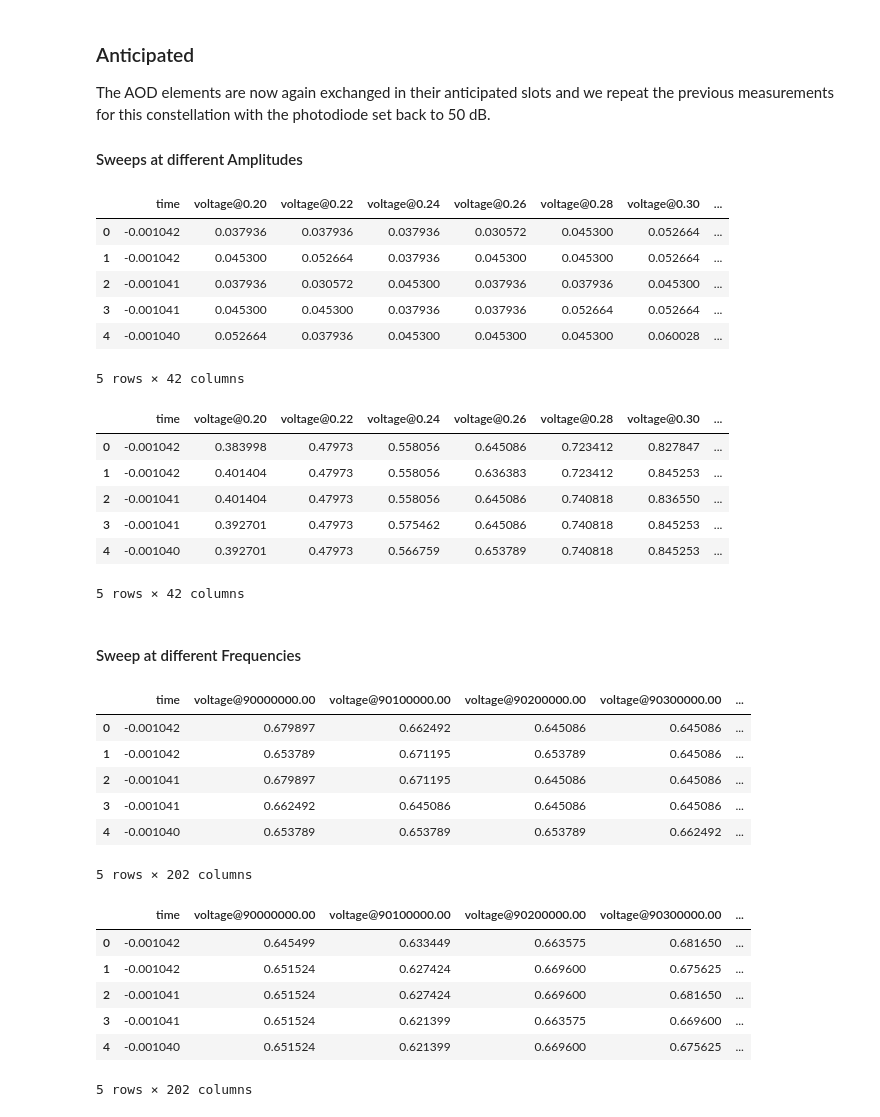
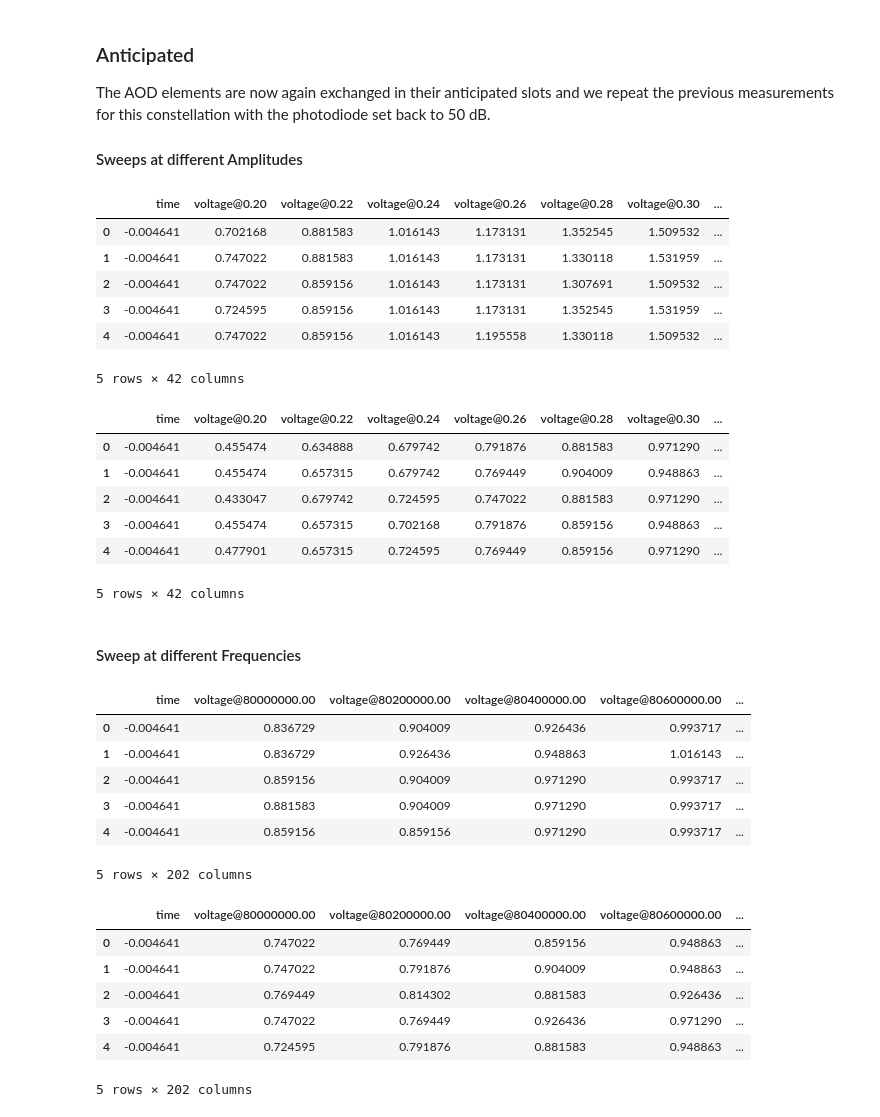
Before and after one commit to bodokaiser/bachelor-thesis, a Jupyter notebook: notebook/measurement/intensity-distribution.ipynb, the cells around one changed output. Cells and saved outputs as stored; diff of their text form; code cells hidden in the pictures.

```diff
--- a/notebook/measurement/intensity-distribution.ipynb
+++ b/notebook/measurement/intensity-distribution.ipynb
@@ -25,6 +24,10 @@ scope.holla()
 # %% [markdown]
 We will do multiple runs at different amplitudes. The following function will merge these runs into a single data frame with one time scale but different voltages for the different amplitude levels.
 # %%
+datadir = '../../dataset/intensity'
+
+os.makedirs(datadir, exist_ok=True)
+
 def data_to_hdf(filename, fieldname, data):
     df = pd.DataFrame({'time': data[0][1]['time'], **{f'voltage@{d[0]:.2f}': d[1]['voltage'] for d in data}})
     df.to_hdf(filename, fieldname, complevel=9)
@@ -46,9 +49,9 @@ In the first run we will remove the vertical AOD element. The horizontal AOD ele
 data = []
 
 for A in np.arange(0.2, 1.02, .02):
-    control.aod_h(frequency=[90e6, 110e6], duration=26.84e-3, amplitude=A*np.ones(1024), nodwells=[False, True])
+    control.aod_h(frequency=[90e6, 110e6], duration=26.84e-3, amplitude=A, nodwells=[False, True])
 
     data.append((A, scope.capture()))
 
-data_to_hdf('../dataset/intensity/unpaired-amplitude.h5', 'horizontal_element_horizontal_socket', data).head(5)
+data_to_hdf(os.path.join(datadir, 'unpaired-amplitude.h5'), 'horizontal_element_horizontal_socket', data).head(5)
 # %% [output]
@@ -198,10 +184,10 @@ data = []
 control.aod_h(frequency=100e6)
 
 for A in np.arange(0.2, 1.02, .02):
-    control.aod_v(frequency=[90e6, 110e6], duration=26.84e-3, amplitude=A*np.ones(1024), nodwells=[False, True])
+    control.aod_v(frequency=[80e6, 120e6], duration=260e-3, amplitude=A, nodwells=[False, True])
 
     data.append((A, scope.capture()))
 
-data_to_hdf('../dataset/intensity/paired-exchanged-amplitude.h5', 'vsweep', data).head(5)
+data_to_hdf(os.path.join(datadir, 'exchanged-amplitude.h5'), 'vsweep', data).head(5)
 # %% [output]
 |  | time | voltage@0.20 | voltage@0.22 | voltage@0.24 | voltage@0.26 | voltage@0.28 | voltage@0.30 | ... |
@@ -219,10 +205,10 @@ data = []
 control.aod_v(frequency=100e6)
 
 for A in np.arange(0.2, 1.02, .02):
-    control.aod_h(frequency=[90e6, 110e6], duration=26.84e-3, amplitude=A*np.ones(1024), nodwells=[False, True])
+    control.aod_h(frequency=[80e6, 120e6], duration=260e-3, amplitude=A, nodwells=[False, True])
 
     data.append((A, scope.capture()))
 
-data_to_hdf('../dataset/intensity/paired-exchanged-amplitude.h5', 'hsweep', data).head(5)
+data_to_hdf(os.path.join(datadir, 'exchanged-amplitude.h5'), 'hsweep', data).head(5)
 # %% [output]
 |  | time | voltage@0.20 | voltage@0.22 | voltage@0.24 | voltage@0.26 | voltage@0.28 | voltage@0.30 | ... |
@@ -241,21 +227,21 @@ The AOD elements are now again exchanged in their anticipated slots and we repea
 # %%
 data = []
 
 control.aod_h(frequency=100e6)
 
 for A in np.arange(0.2, 1.02, .02):
-    control.aod_v(frequency=[90e6, 110e6], duration=26.84e-3, amplitude=A*np.ones(1024), nodwells=[False, True])
+    control.aod_v(frequency=[80e6, 120e6], duration=260e-3, amplitude=A, nodwells=[False, True])
 
     data.append((A, scope.capture()))
 
-data_to_hdf('../dataset/intensity/paired-anticipated-amplitude.h5', 'vsweep', data).head(5)
+data_to_hdf(os.path.join(datadir, 'anticipated-amplitude.h5'), 'vsweep', data).head(5)
 # %% [output]
 |  | time | voltage@0.20 | voltage@0.22 | voltage@0.24 | voltage@0.26 | voltage@0.28 | voltage@0.30 | ... |
-| 0 | -0.001042 | 0.037936 | 0.037936 | 0.037936 | 0.030572 | 0.045300 | 0.052664 | ... |
-| 1 | -0.001042 | 0.045300 | 0.052664 | 0.037936 | 0.045300 | 0.045300 | 0.052664 | ... |
-| 2 | -0.001041 | 0.037936 | 0.030572 | 0.045300 | 0.037936 | 0.037936 | 0.045300 | ... |
-| 3 | -0.001041 | 0.045300 | 0.045300 | 0.037936 | 0.037936 | 0.052664 | 0.052664 | ... |
-| 4 | -0.001040 | 0.052664 | 0.037936 | 0.045300 | 0.045300 | 0.045300 | 0.060028 | ... |
+| 0 | -0.004641 | 0.702168 | 0.881583 | 1.016143 | 1.173131 | 1.352545 | 1.509532 | ... |
+| 1 | -0.004641 | 0.747022 | 0.881583 | 1.016143 | 1.173131 | 1.330118 | 1.531959 | ... |
+| 2 | -0.004641 | 0.747022 | 0.859156 | 1.016143 | 1.173131 | 1.307691 | 1.509532 | ... |
+| 3 | -0.004641 | 0.724595 | 0.859156 | 1.016143 | 1.173131 | 1.352545 | 1.531959 | ... |
+| 4 | -0.004641 | 0.747022 | 0.859156 | 1.016143 | 1.195558 | 1.330118 | 1.509532 | ... |
 5 rows × 42 columns
 # %%
 data = []
@@ -263,56 +249,56 @@ data = []
 control.aod_v(frequency=100e6)
 
 for A in np.arange(0.2, 1.02, .02):
-    control.aod_h(frequency=[90e6, 110e6], duration=26.84e-3, amplitude=A*np.ones(1024), nodwells=[False, True])
+    control.aod_h(frequency=[80e6, 120e6], duration=260e-3, amplitude=A, nodwells=[False, True])
 
     data.append((A, scope.capture()))
 
-data_to_hdf('../dataset/intensity/paired-anticipated-amplitude.h5', 'hsweep', data).head(5)
+data_to_hdf(os.path.join(datadir, 'anticipated-amplitude.h5'), 'hsweep', data).head(5)
 # %% [output]
 |  | time | voltage@0.20 | voltage@0.22 | voltage@0.24 | voltage@0.26 | voltage@0.28 | voltage@0.30 | ... |
-| 0 | -0.001042 | 0.383998 | 0.47973 | 0.558056 | 0.645086 | 0.723412 | 0.827847 | ... |
-| 1 | -0.001042 | 0.401404 | 0.47973 | 0.558056 | 0.636383 | 0.723412 | 0.845253 | ... |
-| 2 | -0.001041 | 0.401404 | 0.47973 | 0.558056 | 0.645086 | 0.740818 | 0.836550 | ... |
-| 3 | -0.001041 | 0.392701 | 0.47973 | 0.575462 | 0.645086 | 0.740818 | 0.845253 | ... |
-| 4 | -0.001040 | 0.392701 | 0.47973 | 0.566759 | 0.653789 | 0.740818 | 0.845253 | ... |
+| 0 | -0.004641 | 0.455474 | 0.634888 | 0.679742 | 0.791876 | 0.881583 | 0.971290 | ... |
+| 1 | -0.004641 | 0.455474 | 0.657315 | 0.679742 | 0.769449 | 0.904009 | 0.948863 | ... |
+| 2 | -0.004641 | 0.433047 | 0.679742 | 0.724595 | 0.747022 | 0.881583 | 0.971290 | ... |
+| 3 | -0.004641 | 0.455474 | 0.657315 | 0.702168 | 0.791876 | 0.859156 | 0.948863 | ... |
+| 4 | -0.004641 | 0.477901 | 0.657315 | 0.724595 | 0.769449 | 0.859156 | 0.971290 | ... |
 5 rows × 42 columns
 # %% [markdown]
 #### Sweep at different Frequencies
 # %%
 data = []
 
-control.aod_v(frequency=[90e6, 110e6], duration=26.84e-3, amplitude=np.ones(1024), nodwells=[False, True])
+control.aod_v(frequency=[80e6, 120e6], duration=260e-3, amplitude=1, nodwells=[False, True])
 
-for f_h in np.arange(90e6, 110e6+1e5, 1e5):
+for f_h in np.arange(80e6, 120e6+2e5, 2e5):
     control.aod_h(frequency=f_h)
 
     data.append((f_h, scope.capture()))
 
-data_to_hdf('../dataset/intensity/paired-anticipated-frequency.h5', 'hsweep', data).head(5)
+data_to_hdf(os.path.join(datadir, 'anticipated-frequency.h5'), 'hsweep', data).head(5)
 # %% [output]
-|  | time | voltage@90000000.00 | voltage@90100000.00 | voltage@90200000.00 | voltage@90300000.00 | ... |
-| 0 | -0.001042 | 0.679897 | 0.662492 | 0.645086 | 0.645086 | ... |
-| 1 | -0.001042 | 0.653789 | 0.671195 | 0.653789 | 0.645086 | ... |
-| 2 | -0.001041 | 0.679897 | 0.671195 | 0.645086 | 0.645086 | ... |
-| 3 | -0.001041 | 0.662492 | 0.645086 | 0.645086 | 0.645086 | ... |
-| 4 | -0.001040 | 0.653789 | 0.653789 | 0.653789 | 0.662492 | ... |
+|  | time | voltage@80000000.00 | voltage@80200000.00 | voltage@80400000.00 | voltage@80600000.00 | ... |
+| 0 | -0.004641 | 0.836729 | 0.904009 | 0.926436 | 0.993717 | ... |
+| 1 | -0.004641 | 0.836729 | 0.926436 | 0.948863 | 1.016143 | ... |
+| 2 | -0.004641 | 0.859156 | 0.904009 | 0.971290 | 0.993717 | ... |
+| 3 | -0.004641 | 0.881583 | 0.904009 | 0.971290 | 0.993717 | ... |
+| 4 | -0.004641 | 0.859156 | 0.859156 | 0.971290 | 0.993717 | ... |
 5 rows × 202 columns
 # %%
 data = []
 
-control.aod_h(frequency=[90e6, 110e6], duration=26.84e-3, amplitude=1*np.ones(1024), nodwells=[False, True])
+control.aod_h(frequency=[80e6, 120e6], duration=260e-3, amplitude=1, nodwells=[False, True])
 
-for f_v in np.arange(90e6, 110e6+1e5, 1e5):
+for f_v in np.arange(80e6, 120e6+2e5, 2e5):
     control.aod_v(frequency=f_v)
 
     data.append((f_v, scope.capture()))
 
-data_to_hdf('../dataset/intensity/paired-anticipated-frequency.h5', 'vsweep', data).head(5)
+data_to_hdf(os.path.join(datadir, 'anticipated-frequency.h5'), 'vsweep', data).head(5)
 # %% [output]
-|  | time | voltage@90000000.00 | voltage@90100000.00 | voltage@90200000.00 | voltage@90300000.00 | ... |
-| 0 | -0.001042 | 0.645499 | 0.633449 | 0.663575 | 0.681650 | ... |
-| 1 | -0.001042 | 0.651524 | 0.627424 | 0.669600 | 0.675625 | ... |
-| 2 | -0.001041 | 0.651524 | 0.627424 | 0.669600 | 0.681650 | ... |
-| 3 | -0.001041 | 0.651524 | 0.621399 | 0.663575 | 0.669600 | ... |
-| 4 | -0.001040 | 0.651524 | 0.621399 | 0.669600 | 0.675625 | ... |
+|  | time | voltage@80000000.00 | voltage@80200000.00 | voltage@80400000.00 | voltage@80600000.00 | ... |
+| 0 | -0.004641 | 0.747022 | 0.769449 | 0.859156 | 0.948863 | ... |
+| 1 | -0.004641 | 0.747022 | 0.791876 | 0.904009 | 0.948863 | ... |
+| 2 | -0.004641 | 0.769449 | 0.814302 | 0.881583 | 0.926436 | ... |
+| 3 | -0.004641 | 0.747022 | 0.769449 | 0.926436 | 0.971290 | ... |
+| 4 | -0.004641 | 0.724595 | 0.791876 | 0.881583 | 0.948863 | ... |
 5 rows × 202 columns
```
Also changed, not shown: parts of 28 cells of this notebook, 17 other files.
